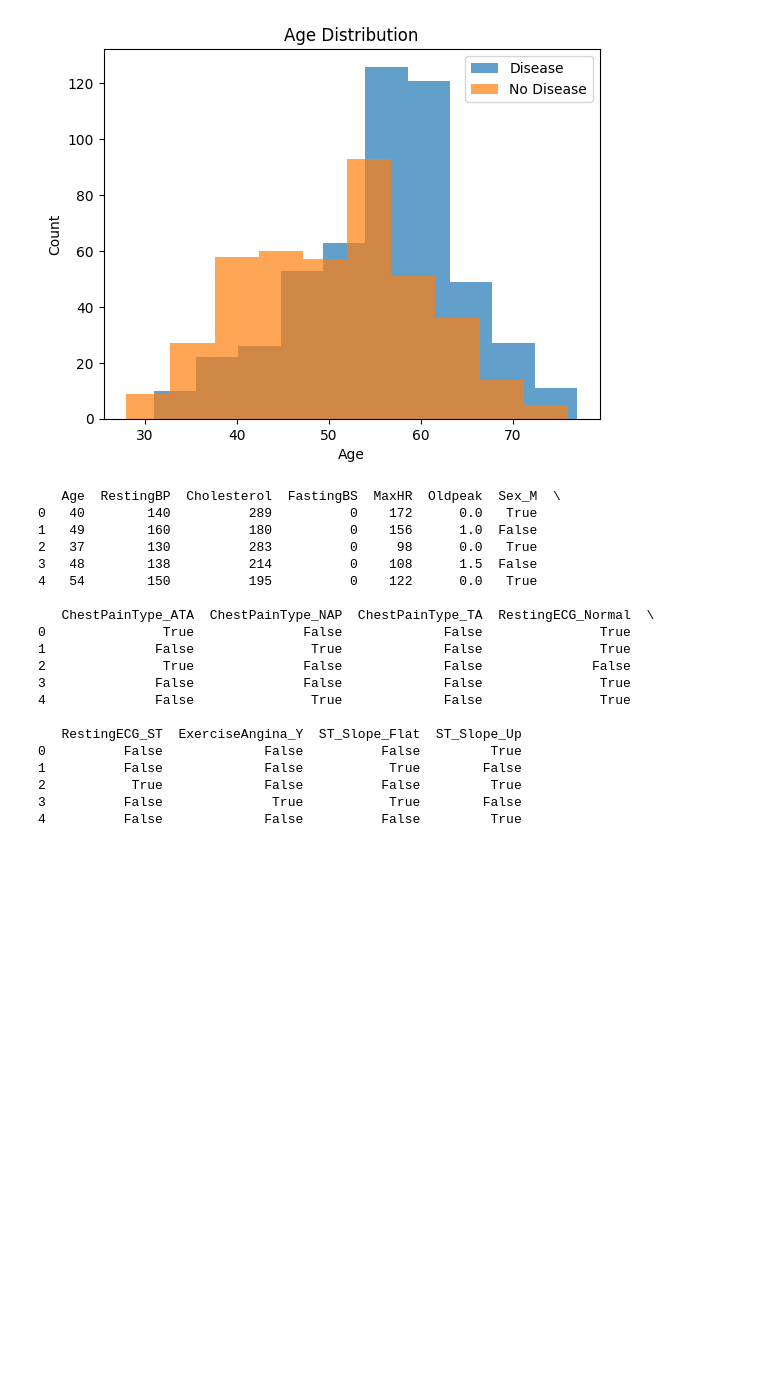
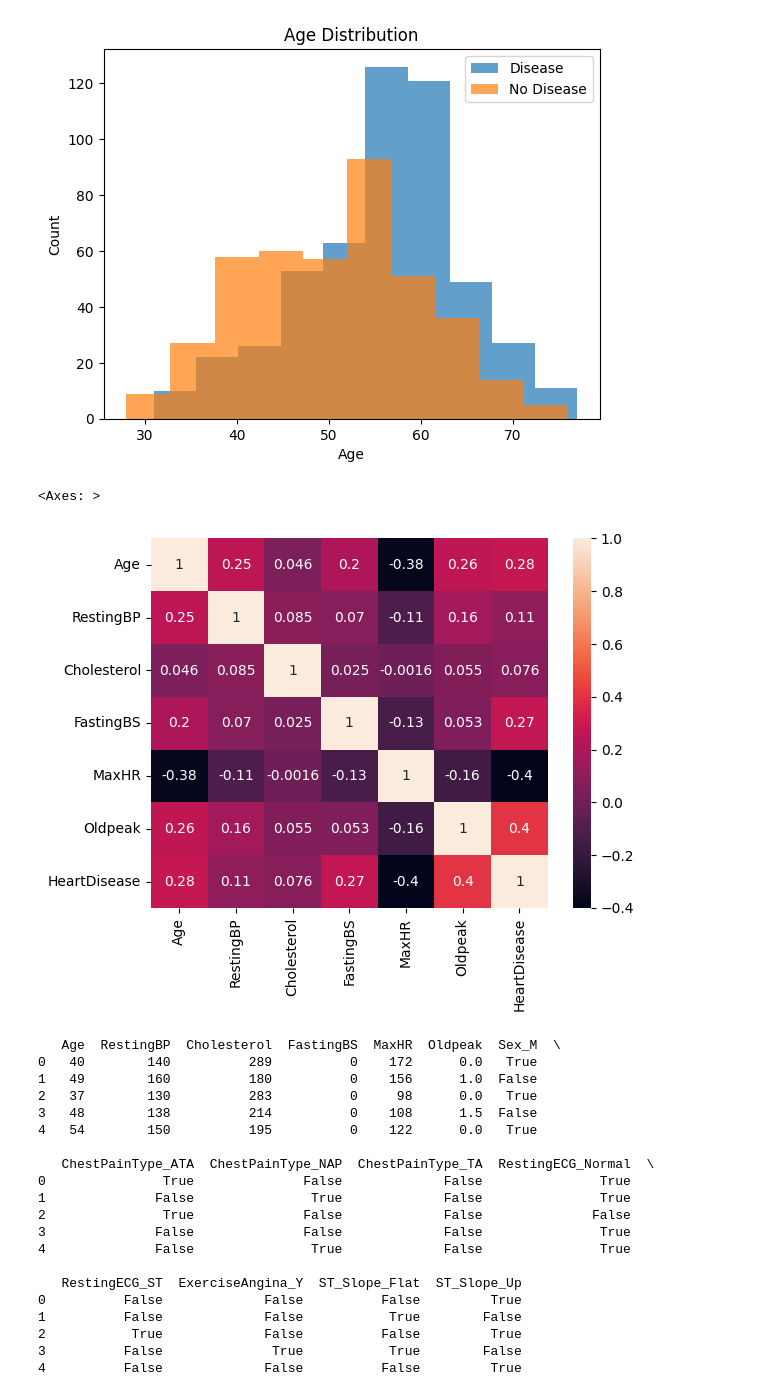
Before and after one commit to danielmarin030513-ctrl/Ai-Project-TAM400-Daniel.M-Oskar.A, a Jupyter notebook: TAM400_Project_Cleaned_Version2.ipynb, the cells around one changed output. Drawn from its saved outputs; the diff is of its cells as text; code cells hidden in the pictures; blank space fills up the shorter version.

```diff
--- a/TAM400_Project_Cleaned_Version2.ipynb
+++ b/TAM400_Project_Cleaned_Version2.ipynb
@@ -145,6 +161,14 @@ plt.legend()
 plt.show()
 # %% [output]
 [figure]
+# %%
+sns.heatmap(
+    df.corr(numeric_only=True),
+    annot=True
+)
+# %% [output]
+<Axes: >
+[figure, added]
 # %%
 X = df.drop("HeartDisease", axis=1)
 y = df["HeartDisease"]
```
Also changed, not shown: parts of 18 cells of this notebook.
